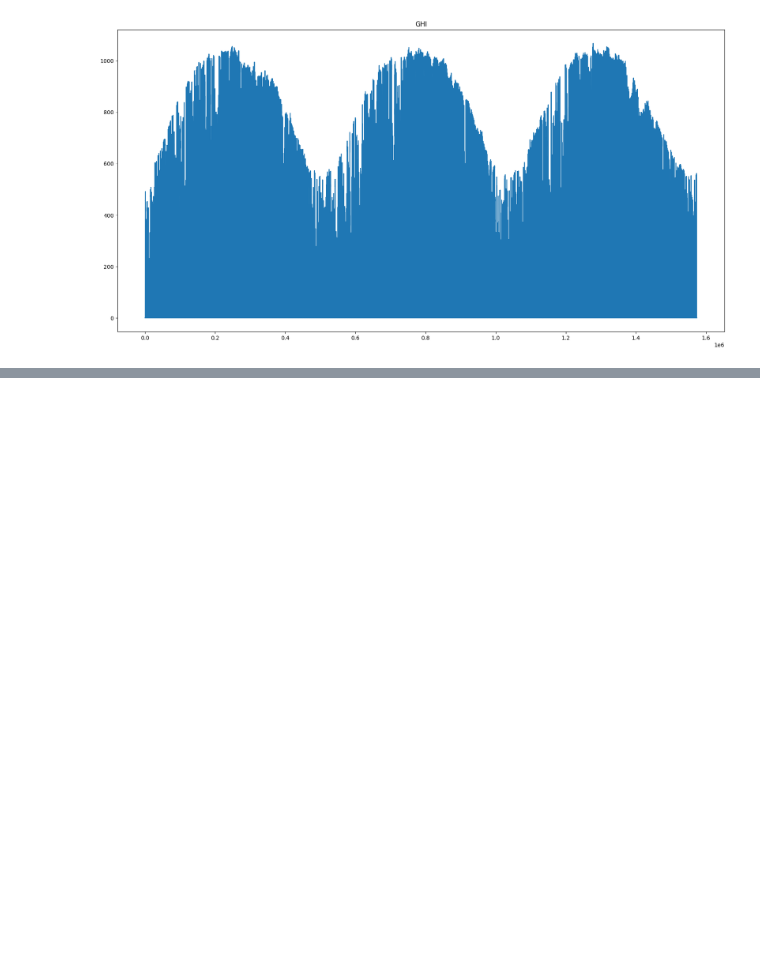
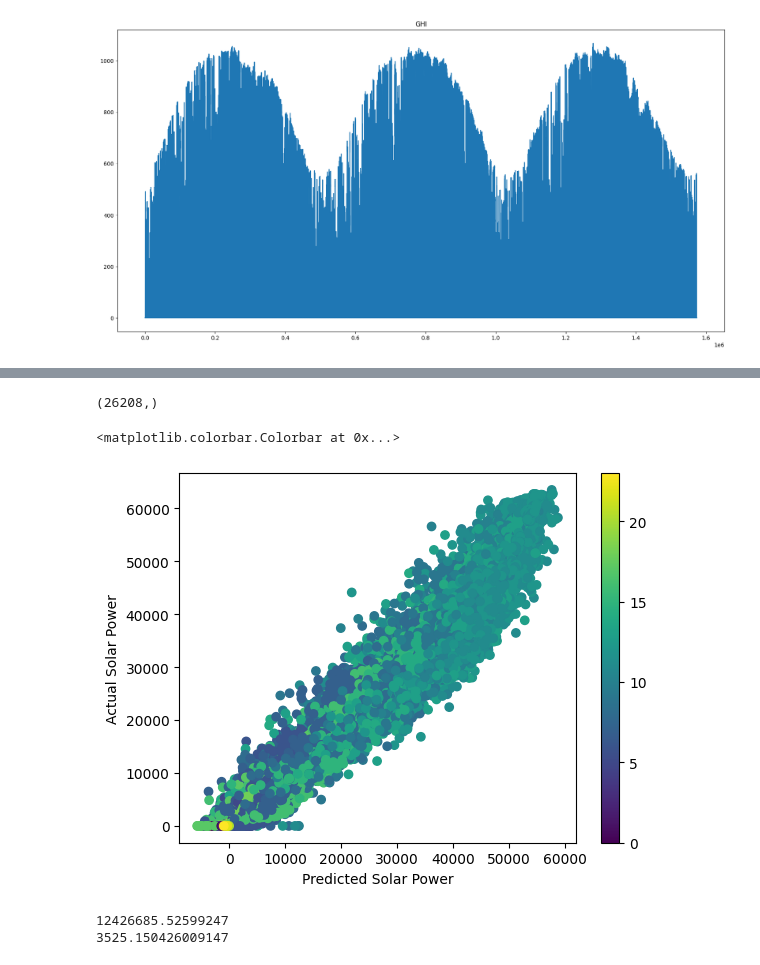
Before and after one commit to Watson15/cucai2025, a Jupyter notebook: code/combined.ipynb, the cells around one changed output, grey strips where cells are left out. Saved outputs shown, nothing was run; the diff lists cells and outputs as text; code cells hidden in the pictures; blank space fills up the shorter version.

Commit message:
linear model predicting

```diff
--- a/code/combined.ipynb
+++ b/code/combined.ipynb
@@ -372,0 +436,15 @@ CAISO
+# %%
+from sklearn.linear_model import LinearRegression
+
+def predict_solar_power(df):
+
+    # Create a Linear Regression model
+    model = LinearRegression()
+
+    # Fit the model using the GHI values as the input and solar_power as the target
+    model.fit(df[:, :-1, 0], df[:, -1, 1])
+
+    # Predict the solar_power values using the GHI values
+    new = model.predict(df[:, :-1, 0])
+
+    return new, model
@@ -372,0 +468,20 @@ CAISO
+# %%
+array, model = predict_solar_power(chunked_sum_hour)
+# %%
+print(array.shape)
+plt.scatter(x=array, y=chunked_sum_hour[:, -1, 1],c=chunked_sum_hour[:, -1, 2])
+plt.xlabel('Predicted Solar Power')
+plt.ylabel('Actual Solar Power')
+plt.colorbar()
+# %% [output]
+(26208,)
+<matplotlib.colorbar.Colorbar at 0x...>
+[figure, added]
+# %%
+MSE = np.mean((array - chunked_sum_hour[:, -1, 1])**2)
+RMSE = np.sqrt(MSE)
+print(MSE)
+print(RMSE)
+# %% [output]
+12426685.52599247
+3525.150426009147
```
Also changed, not shown: parts of 10 cells of this notebook.
